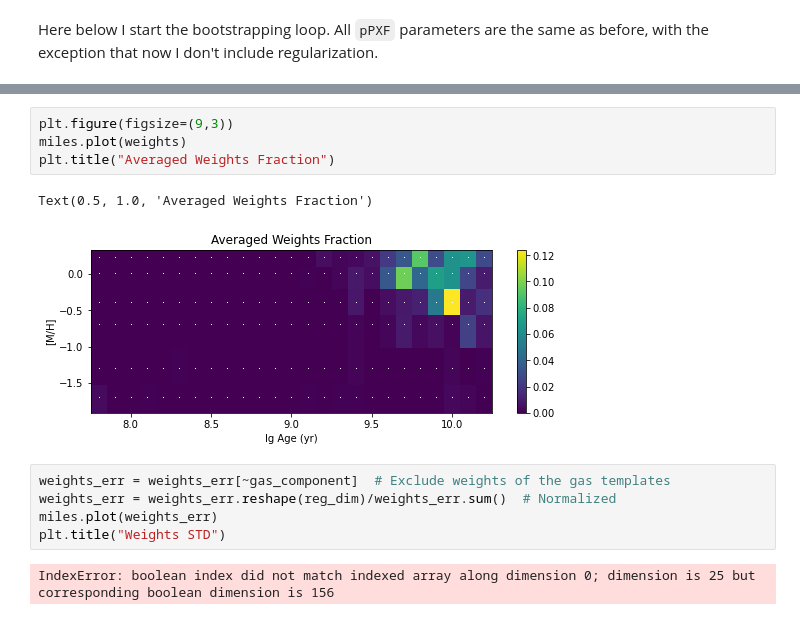
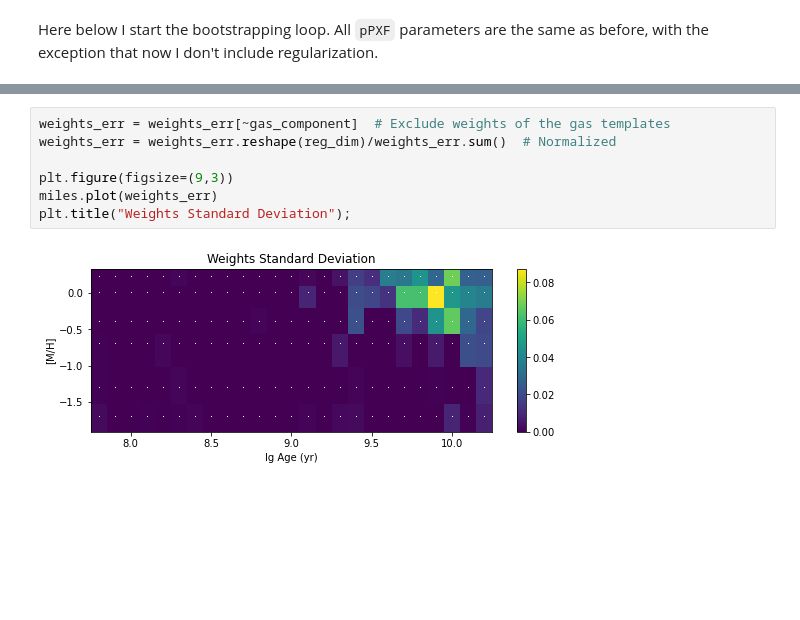
Before and after one commit to rundesk/ppxf_examples, a Jupyter notebook: ppxf_example_population_bootstrap.ipynb, the cells around one changed output, grey strips where cells are left out. Drawn from its saved outputs; the diff is of its cells as text; blank space fills up the shorter version.

```diff
--- a/ppxf_example_population_bootstrap.ipynb
+++ b/ppxf_example_population_bootstrap.ipynb
@@ -282,14 +262,9 @@ Plot stellar population mass fraction distribution
-# %%
-plt.figure(figsize=(9,3))
-miles.plot(weights)
-plt.title("Averaged Weights Fraction")
-# %% [output]
-Text(0.5, 1.0, 'Averaged Weights Fraction')
-[figure, removed]
 # %%
 weights_err = weights_err[~gas_component]  # Exclude weights of the gas templates
 weights_err = weights_err.reshape(reg_dim)/weights_err.sum()  # Normalized
+
+plt.figure(figsize=(9,3))
 miles.plot(weights_err)
-plt.title("Weights STD")
+plt.title("Weights Standard Deviation");
 # %% [output]
-IndexError: boolean index did not match indexed array along dimension 0; dimension is 25 but corresponding boolean dimension is 156
+[figure, added]
```
Also changed, not shown: parts of 9 cells of this notebook, 3 other files.
